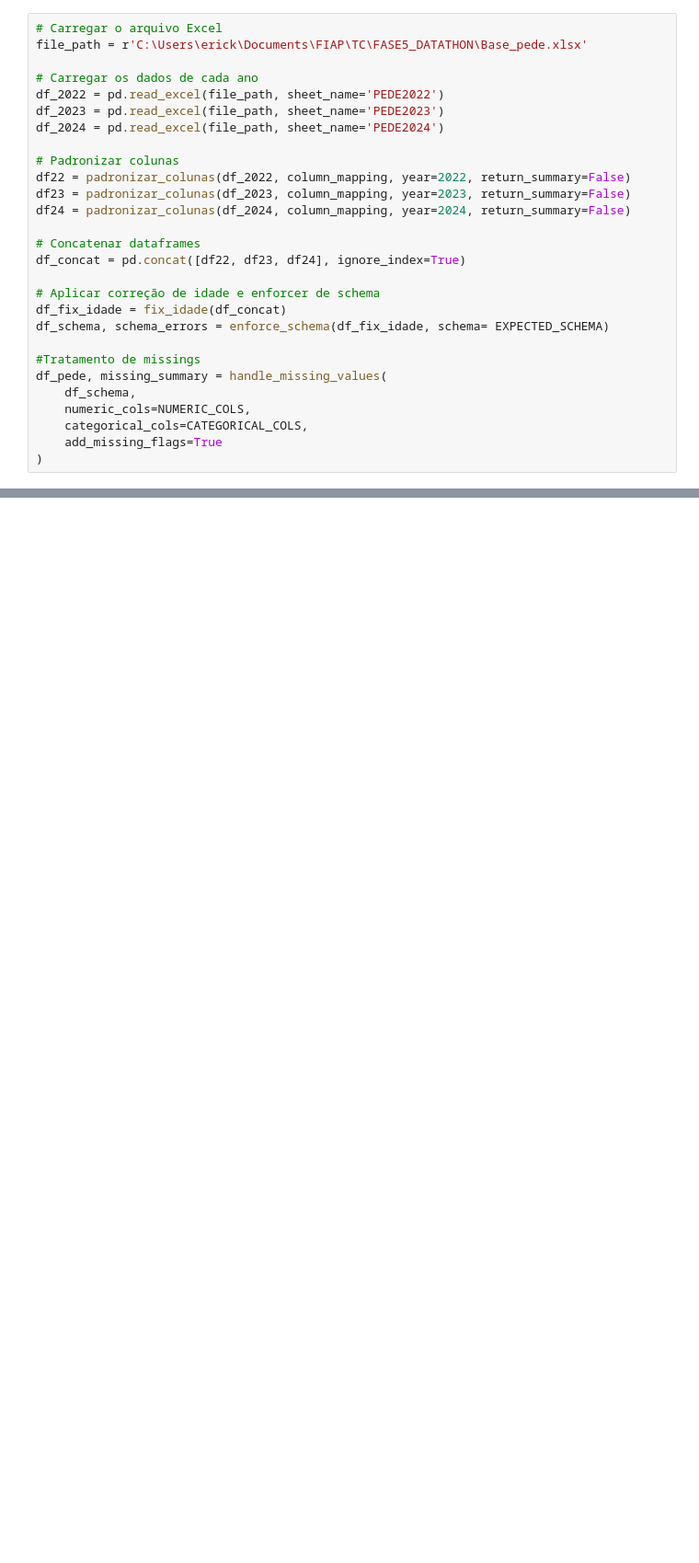
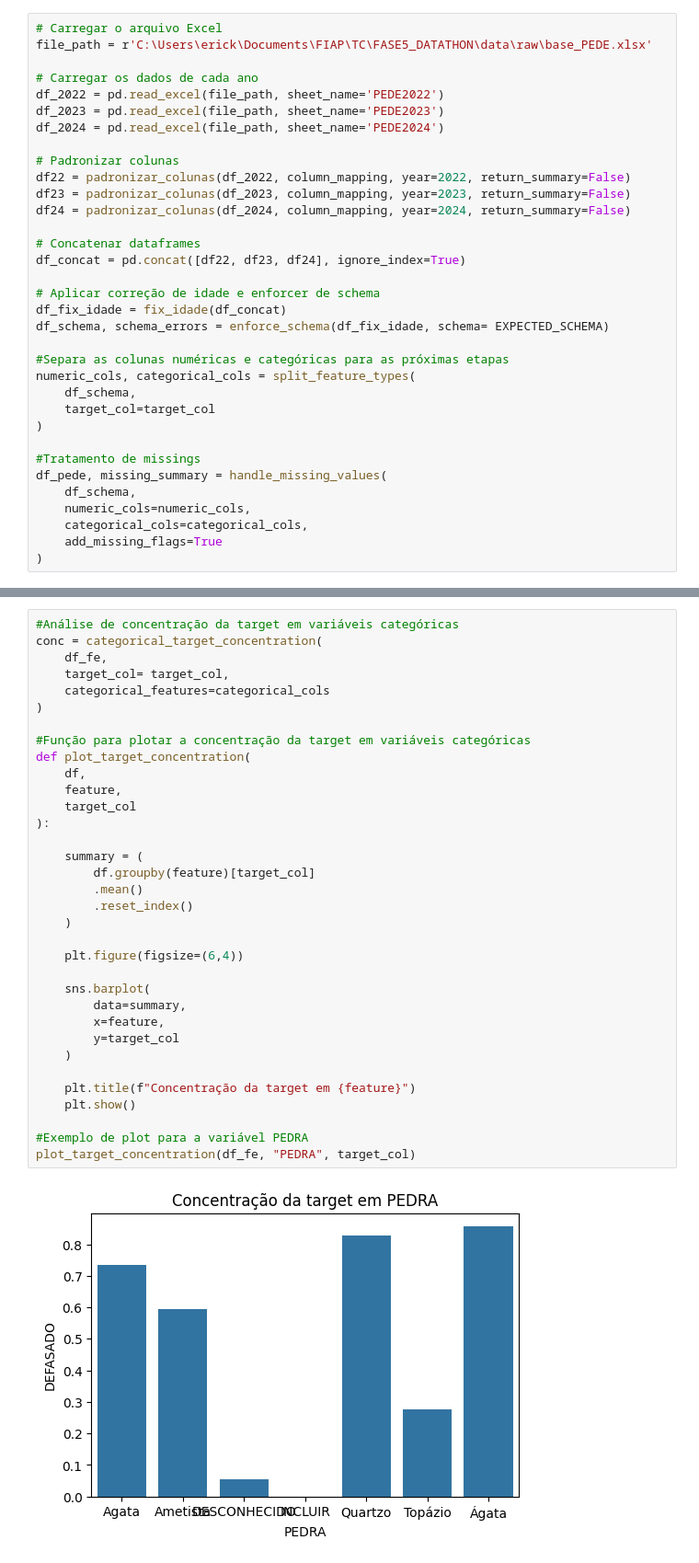
Before and after one commit to navevaik0/MLET_FASE5_DATATHON, a Jupyter notebook: notebooks/treino_modelo.ipynb, the cells around one changed output, grey strips where cells are left out. Shown at 92% size. Saved outputs shown, nothing was run; the diff lists cells and outputs as text; blank space fills up the shorter version.

```diff
--- a/notebooks/treino_modelo.ipynb
+++ b/notebooks/treino_modelo.ipynb
@@ -31,6 +23,6 @@ CATEGORICAL_COLS = [
 # %%
 # Carregar o arquivo Excel
-file_path = r'C:\Users\erick\Documents\FIAP\TC\FASE5_DATATHON\Base_pede.xlsx'
+file_path = r'C:\Users\erick\Documents\FIAP\TC\FASE5_DATATHON\data\raw\base_PEDE.xlsx'
 
 # Carregar os dados de cada ano
 df_2022 = pd.read_excel(file_path, sheet_name='PEDE2022')
@@ -49,11 +41,17 @@ df_concat = pd.concat([df22, df23, df24], ignore_index=True)
 df_fix_idade = fix_idade(df_concat)
 df_schema, schema_errors = enforce_schema(df_fix_idade, schema= EXPECTED_SCHEMA)
 
+#Separa as colunas numéricas e categóricas para as próximas etapas
+numeric_cols, categorical_cols = split_feature_types(
+    df_schema,
+    target_col=target_col
+)
+
 #Tratamento de missings
 df_pede, missing_summary = handle_missing_values(
     df_schema,
-    numeric_cols=NUMERIC_COLS,
-    categorical_cols=CATEGORICAL_COLS,
+    numeric_cols=numeric_cols,
+    categorical_cols=categorical_cols,
     add_missing_flags=True
 )
 # %%
@@ -80,0 +175,36 @@ assert "ANO_BASE" in df_fe.columns
+# %%
+#Análise de concentração da target em variáveis categóricas
+conc = categorical_target_concentration(
+    df_fe,
+    target_col= target_col,
+    categorical_features=categorical_cols
+)
+
+#Função para plotar a concentração da target em variáveis categóricas
+def plot_target_concentration(
+    df,
+    feature,
+    target_col
+):
+
+    summary = (
+        df.groupby(feature)[target_col]
+        .mean()
+        .reset_index()
+    )
+
+    plt.figure(figsize=(6,4))
+
+    sns.barplot(
+        data=summary,
+        x=feature,
+        y=target_col
+    )
+
+    plt.title(f"Concentração da target em {feature}")
+    plt.show()
+
+#Exemplo de plot para a variável PEDRA
+plot_target_concentration(df_fe, "PEDRA", target_col)
+# %% [output]
+[figure, added]
```
Also changed, not shown: parts of 16 cells of this notebook, 26 other files.
